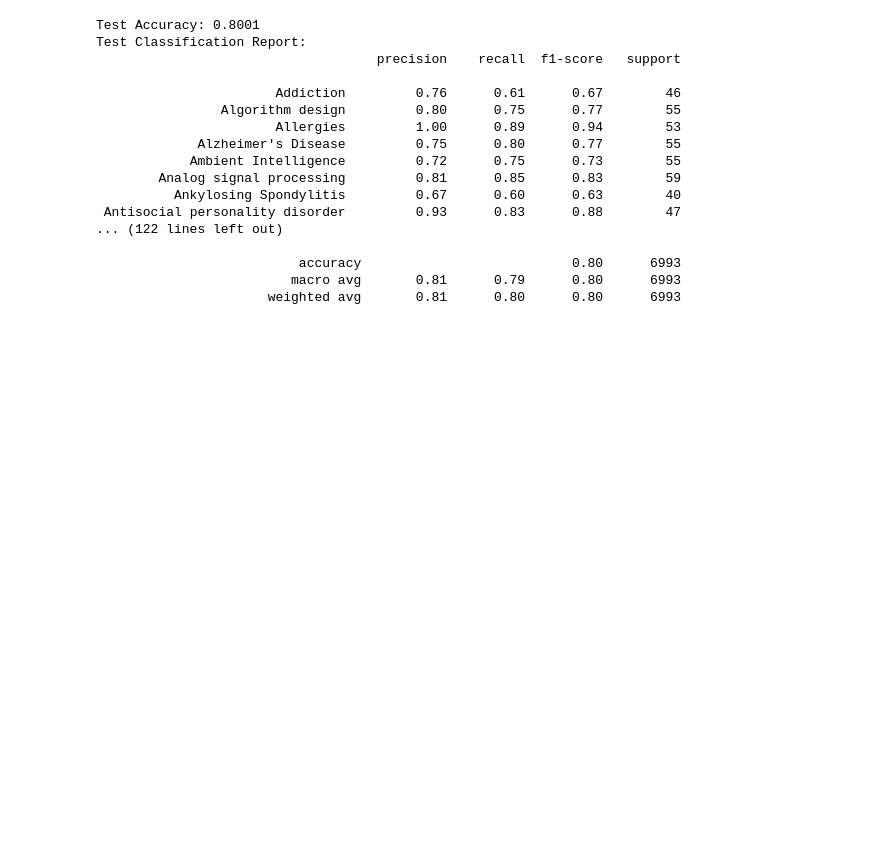
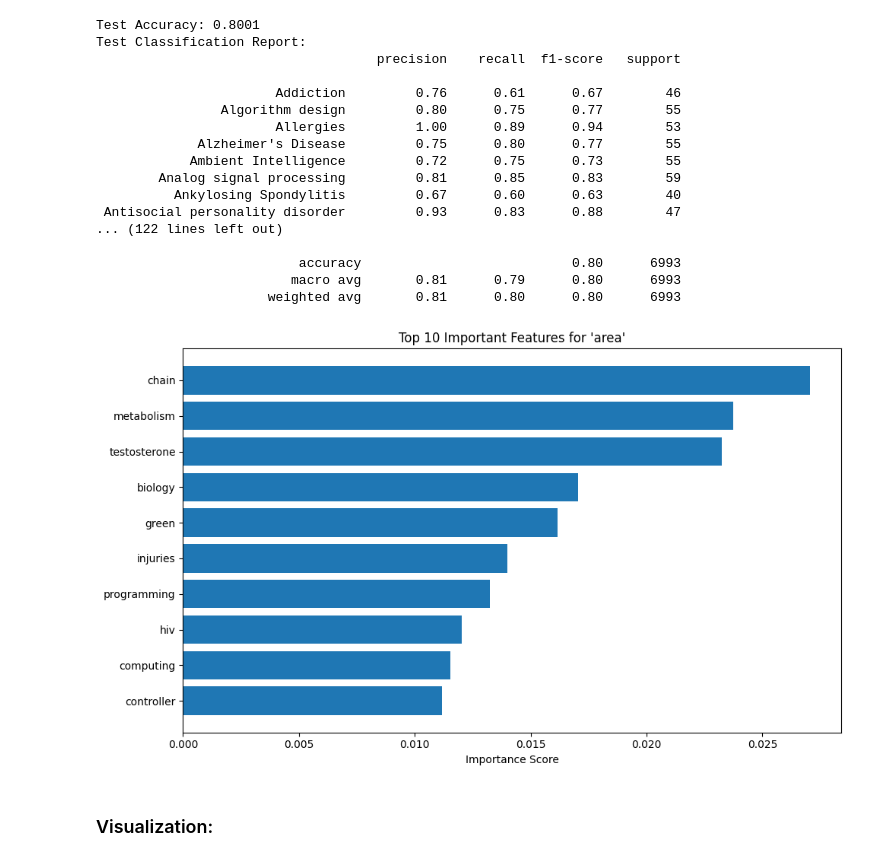
Before and after one commit to ShirBernBGU/Big-Data-Abstracts-Classification, a Jupyter notebook: models/training_tf_idf.ipynb, the cells around one changed output. Drawn from its saved outputs; the diff is of its cells as text; code cells hidden in the pictures; blank space fills up the shorter version.

```diff
--- a/models/training_tf_idf.ipynb
+++ b/models/training_tf_idf.ipynb
@@ -324,3 +382,19 @@ Test Classification Report:
                           accuracy                           0.80      6993
                          macro avg       0.81      0.79      0.80      6993
                       weighted avg       0.81      0.80      0.80      6993
+# %%
+label_encoder = LabelEncoder()
+
+# Run the best congfiguration, therefore concat train and validation sets
+concat_train_df = pd.concat([train_df, val_df], ignore_index=True)
+
+# Strip leading/trailing whitespace from labels
+for df in [concat_train_df, test_df]:
+    df["area"] = df["area"].str.strip()
+
+# domain:
+run_ngram_experiment((1, 2), concat_train_df, "-", test_df, label_encoder, "area")
+# %% [output]
+[figure, added]
+# %% [markdown]
+### Visualization:
```
Also changed, not shown: parts of 15 cells of this notebook.
